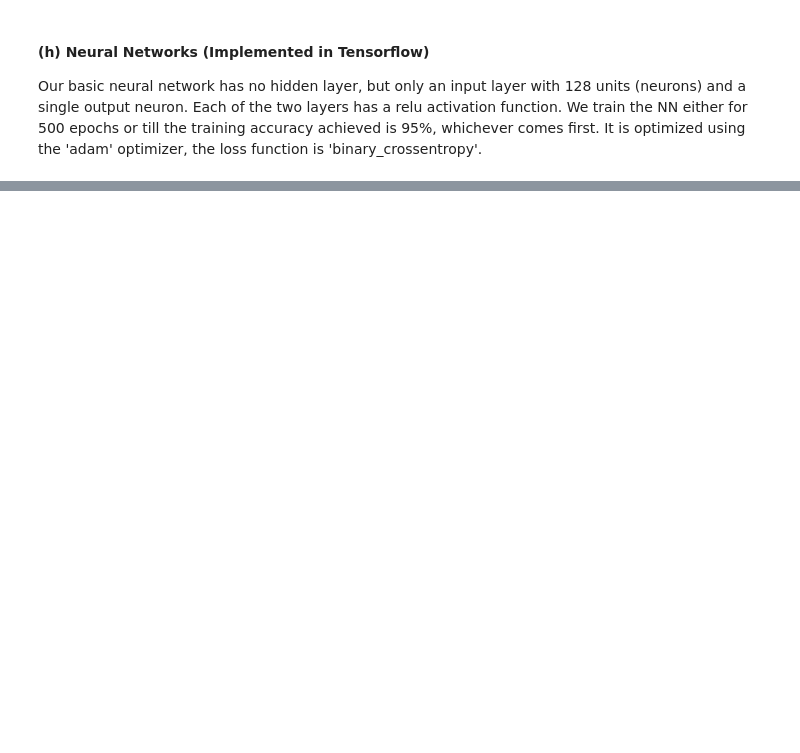
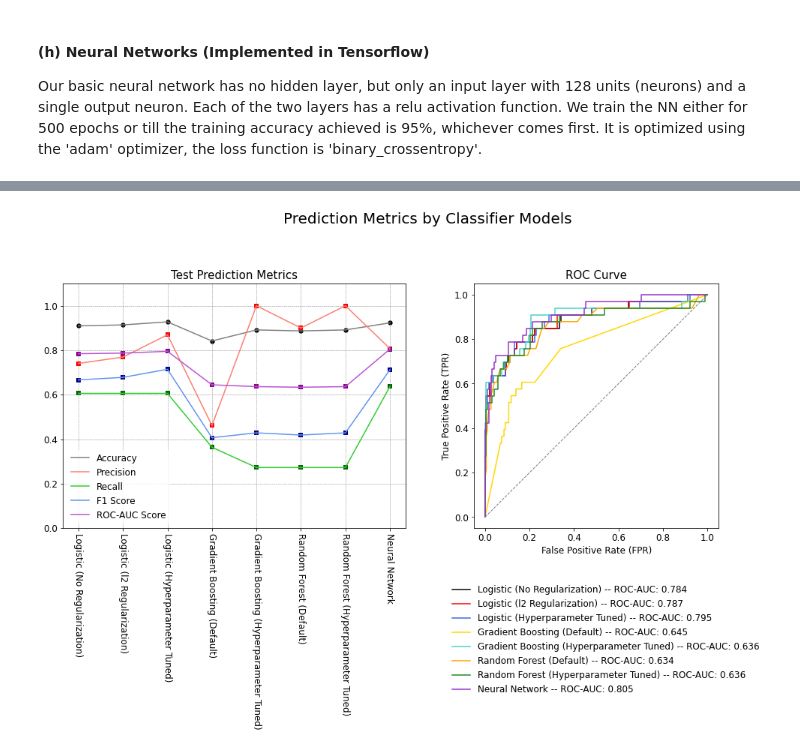
Before and after one commit to SouravSinhas/Employee-Turnover-Prediction, a Jupyter notebook: notebooks/IBM_Employee_Churn_Prediction.ipynb, the cells around one changed output, grey strips where cells are left out. Drawn from its saved outputs; the diff is of its cells as text; code cells hidden in the pictures; blank space fills up the shorter version.

```diff
--- a/notebooks/IBM_Employee_Churn_Prediction.ipynb
+++ b/notebooks/IBM_Employee_Churn_Prediction.ipynb
@@ -1324,0 +1319,60 @@ Session Number: 71
+# %%
+model_list = ['Logistic (No Regularization)',
+             'Logistic (l2 Regularization)',
+             'Logistic (Hyperparameter Tuned)',
+             'Gradient Boosting (Default)',
+             'Gradient Boosting (Hyperparameter Tuned)',
+             'Random Forest (Default)',
+             'Random Forest (Hyperparameter Tuned)',
+             'Neural Network']
+
+fig = plt.subplots(figsize = (18,6))
+
+ax1 = plt.subplot(1, 2, 1)
+ax1.scatter(x = model_list, y = test_accuracy, marker = 'o', s = 40, color = 'black', label = '')
+plt.plot(model_list, test_accuracy, color = 'grey', label = 'Accuracy')
+ax1.scatter(x = model_list, y = test_precision, marker = 's', s = 40, color = 'red', label = '')
+plt.plot(model_list, test_precision, color = 'salmon', label = 'Precision')
+ax1.scatter(x = model_list, y = test_recall, marker = 's', s = 40, color = 'darkgreen', label = '')
+plt.plot(model_list, test_recall, color = 'limegreen', label = 'Recall')
+ax1.scatter(x = model_list, y = test_f1, marker = 's', s = 40, color = 'darkblue', label = '')
+plt.plot(model_list, test_f1, color = 'cornflowerblue', label = 'F1 Score')
+ax1.scatter(x = model_list, y = test_rocauc, marker = 's', s = 40, color = 'darkmagenta', label = '')
+plt.plot(model_list, test_rocauc, color = 'mediumorchid', label = 'ROC-AUC Score')
+ax1.set_ylim([0., 1.1])
+ax1.set_xticklabels(model_list, rotation = 270, fontsize = 12)
+ax1.tick_params(labelsize = 12)
+plt.grid(which = 'major', color = 'grey', linestyle = 'dashed', linewidth = 0.5)
+plt.legend(loc = 'lower left', frameon = True, fancybox = True, fontsize = 12)
+ax1.set_title('Test Prediction Metrics', fontsize = 15);
+
+ax2 = plt.subplot(1, 2, 2)
+ax2.plot(test_roccurve[0][0], test_roccurve[0][1], color = 'black',
+         label = 'Logistic (No Regularization) -- ROC-AUC: {:1.3}'.format(test_rocauc[0]))
+ax2.plot(test_roccurve[1][0], test_roccurve[1][1], color = 'red',
+         label = 'Logistic (l2 Regularization) -- ROC-AUC: {:1.3}'.format(test_rocauc[1]))
+ax2.plot(test_roccurve[2][0], test_roccurve[2][1], color = 'royalblue',
+         label = 'Logistic (Hyperparameter Tuned) -- ROC-AUC: {:1.3}'.format(test_rocauc[2]))
+ax2.plot(test_roccurve[3][0], test_roccurve[3][1], color = 'gold',
+         label = 'Gradient Boosting (Default) -- ROC-AUC: {:1.3}'.format(test_rocauc[3]))
+ax2.plot(test_roccurve[4][0], test_roccurve[4][1], color = 'mediumturquoise',
+         label = 'Gradient Boosting (Hyperparameter Tuned) -- ROC-AUC: {:1.3}'.format(test_rocauc[4]))
+ax2.plot(test_roccurve[5][0], test_roccurve[5][1], color = 'orange',
+         label = 'Random Forest (Default) -- ROC-AUC: {:1.3}'.format(test_rocauc[5]))
+ax2.plot(test_roccurve[6][0], test_roccurve[6][1], color = 'forestgreen',
+         label = 'Random Forest (Hyperparameter Tuned) -- ROC-AUC: {:1.3}'.format(test_rocauc[6]))
+ax2.plot(test_roccurve[7][0], test_roccurve[7][1], color = 'darkorchid',
+         label = 'Neural Network -- ROC-AUC: {:1.3}'.format(test_rocauc[7]))
+ax2.plot(np.arange(0., 1.1, 0.1), np.arange(0., 1.1, 0.1), color = 'slategrey', linestyle = 'dashed', linewidth = 1, label = '')
+ax2.set_aspect('equal', anchor = 'SW')
+ax2.tick_params(labelsize = 12)
+ax2.set_xlabel('False Positive Rate (FPR)', fontsize = 12)
+ax2.set_ylabel('True Positive Rate (TPR)', fontsize = 12)
+plt.legend(bbox_to_anchor=(1.2, -0.2), fontsize = 12)
+ax2.set_title('ROC Curve', fontsize = 15)
+plt.suptitle('Prediction Metrics by Classifier Models', fontsize = 20, y = 1.1)
+
+plt.savefig(os.path.join(sourcepath, 'reports', 'figures', 'PredictionMetricsComparison_ClassifierModels.png'),
+           bbox_inches = 'tight')
+# %% [output]
+[figure, added]
```
Also changed, not shown: parts of 22 cells of this notebook, 12 other files.
